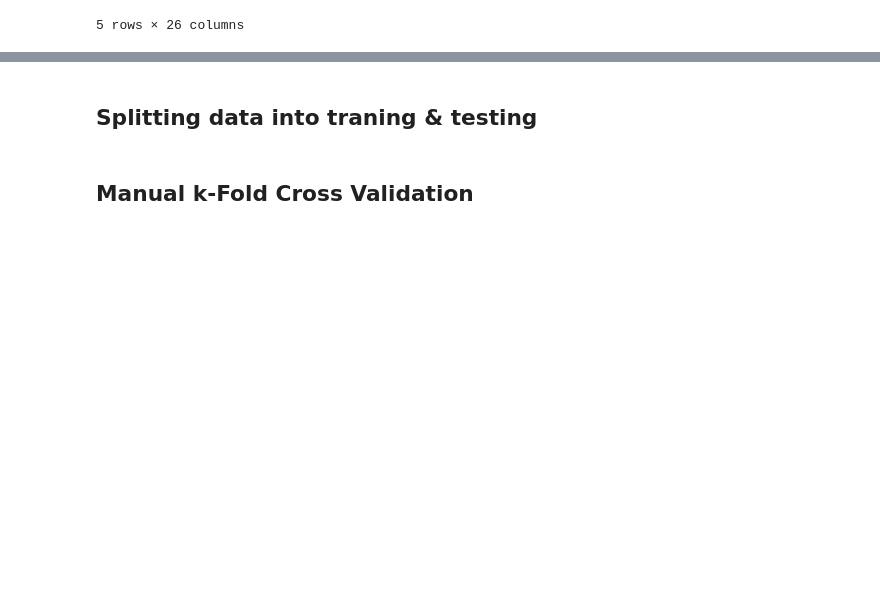
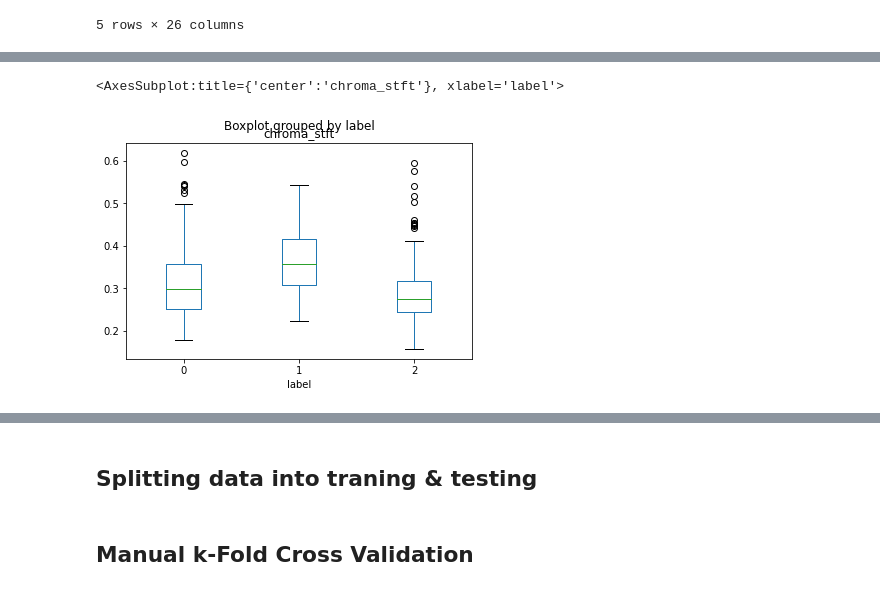
Before and after one commit to ModithaSubasinghe/Emotion-Based-Song-Suggesting-Player, a Jupyter notebook: Model/CreateModel.ipynb, the cells around one changed output, grey strips where cells are left out. Saved outputs shown, nothing was run; the diff lists cells and outputs as text; code cells hidden in the pictures; blank space fills up the shorter version.

```diff
--- a/Model/CreateModel.ipynb
+++ b/Model/CreateModel.ipynb
@@ -33,0 +89,5 @@ data.drop_duplicates(inplace=True)
+# %%
+data.boxplot(by ='label', column =['chroma_stft'], grid = False)
+# %% [output]
+<AxesSubplot:title={'center':'chroma_stft'}, xlabel='label'>
+[figure, added]
```
Also changed, not shown: parts of 35 cells of this notebook, 15 other files.
